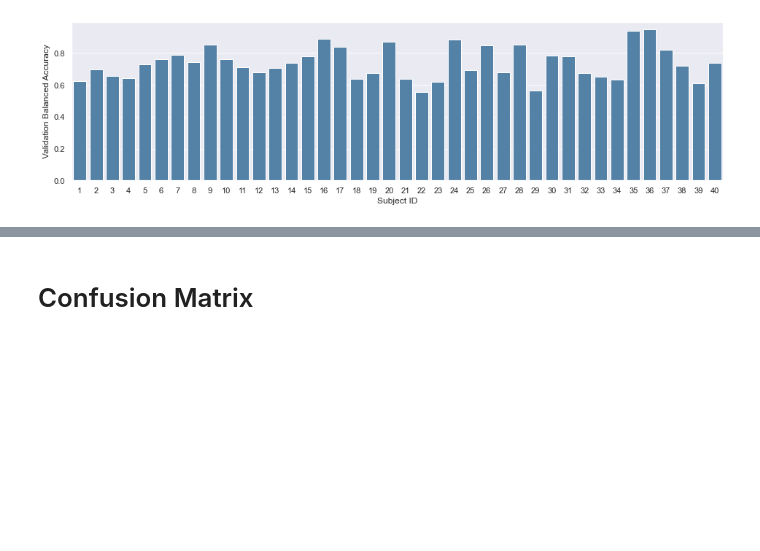
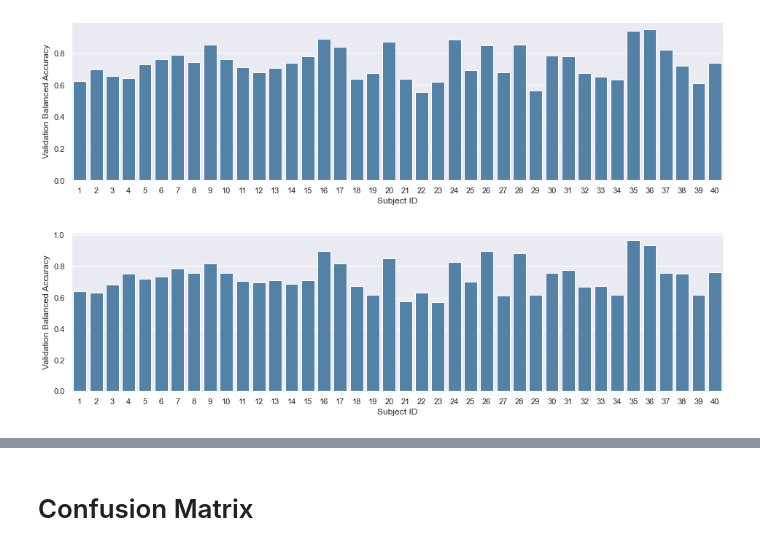
Before and after one commit to HannesBonasch/Thesis-Analysing-Deep-Learning-Decoding, a Jupyter notebook: Benchmark.ipynb, the cells around one changed output, grey strips where cells are left out. Saved outputs shown, nothing was run; the diff lists cells and outputs as text; code cells hidden in the pictures; blank space fills up the shorter version.

```diff
--- a/Benchmark.ipynb
+++ b/Benchmark.ipynb
@@ -109,19 +131,19 @@ parameters = {
     "n_subjects": 40,
     "reject_incorrect_responses": True,
     # model
-    "model": "eegnet",
+    "model": "deep",
     "n_classes": 2,
     "n_chans": 30,
-    "input_window_samples": 1025,
+    "input_window_samples": 256,
     "seed": 42,
     # classifier
-    "lr": 0.001,
-    "weight_decay": 0,
+    "lr": 0.01,
+    "weight_decay": 0.05,
     "batch_size": 64,
     "n_epochs": 35,
     "n_splits": 5,
-    "model_folder": "models_single_subject"
+    "model_folder": "models_single_subject2"
 }
-df = DataLoader.load_df(parameters)
-Training.run_exp_per_subject(df, parameters)
+#df = DataLoader.load_df(parameters)
+#Training.run_exp_per_subject(df, parameters)
 # %%
@@ -138,3 +160,18 @@ fig = sns.barplot(x=list(range(1,41)), y=df["valid_balanced_accuracy"].iloc[-1],
 fig.set(xlabel='Subject ID', ylabel='Validation Balanced Accuracy');
 # %% [output]
 [figure]
+# %%
+# downsampled
+# TODO: Multiple Tasks, maybe also a version with task accuracies normalized
+model_path = os.getcwd()+"\\"+parameters["model_folder"]+"\\"+parameters[
+        "model"]+"\\"+parameters["task"]+"\\"+parameters["preprocessing"]+"\\"
+df_list = []
+for i in range(40):
+    df_list.append(pd.read_json(model_path+"split_"+str(i)+"_history.json"))
+df = pd.concat(df_list,axis=1)
+sns.set(style="darkgrid")
+plt.figure(figsize=(16, 4))
+fig = sns.barplot(x=list(range(1,41)), y=df["valid_balanced_accuracy"].iloc[-1], data=df, palette=['SteelBlue'])
+fig.set(xlabel='Subject ID', ylabel='Validation Balanced Accuracy');
+# %% [output]
+[figure, added]
```
Also changed, not shown: parts of 20 cells of this notebook, 3 other files.
